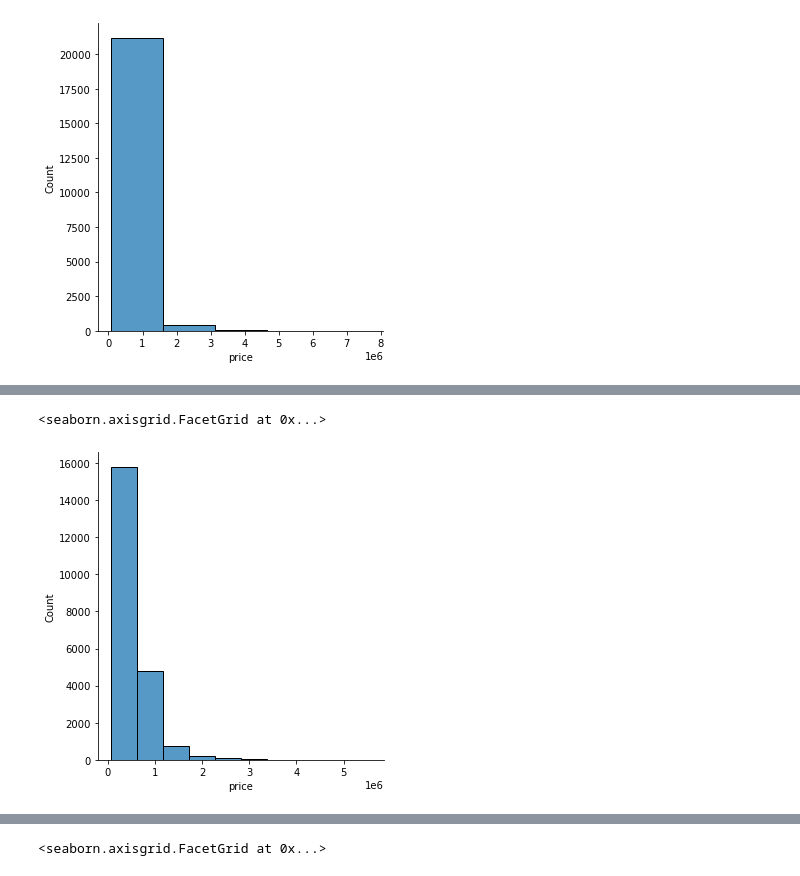
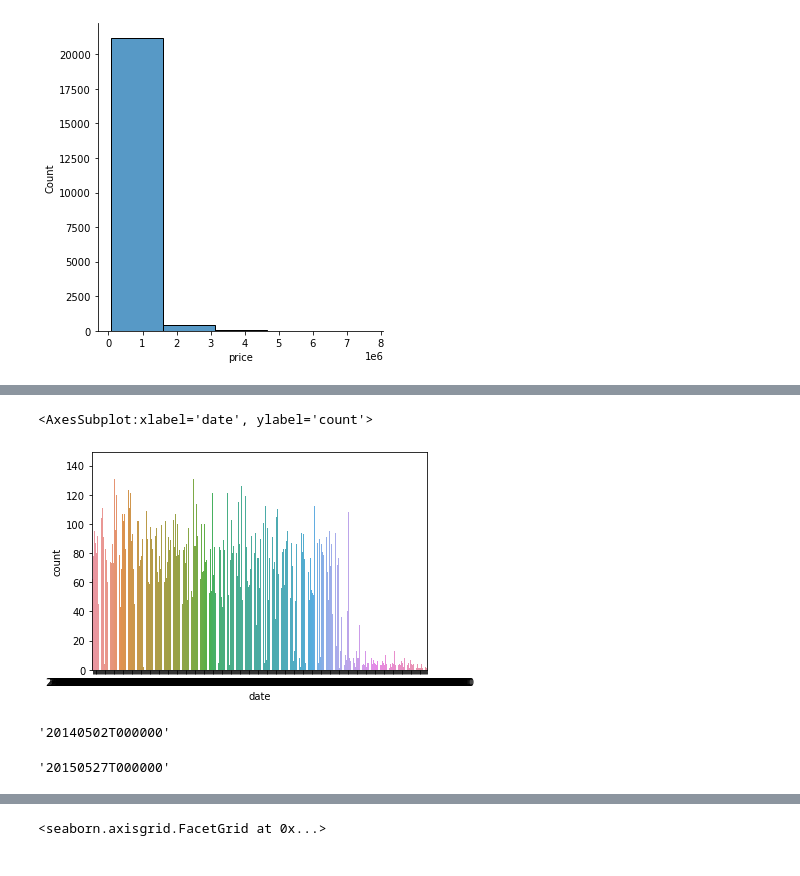
Before and after one commit to AleksanderWernik/House-sales-in-Kings-Country-WA, a Jupyter notebook: Housesales.ipynb, the cells around one changed output, grey strips where cells are left out. Saved outputs shown, nothing was run; the diff lists cells and outputs as text; code cells hidden in the pictures.

Commit message:
added charts

```diff
--- a/Housesales.ipynb
+++ b/Housesales.ipynb
@@ -84,7 +84,15 @@ df[df['price']>6450000] #list of rows with prices >75percentile
 # droping three outliers
 df.drop(df[df['price'] > 6450000].index, inplace=True)
 # %%
-sns.displot(df.price, bins=10)
+sns.countplot(x='date', data=df)
 # %% [output]
-<seaborn.axisgrid.FacetGrid at 0x...>
+<AxesSubplot:xlabel='date', ylabel='count'>
-[figure, old version]
+[figure, new version]
+# %%
+df['date'].min()
+# %% [output]
+'20140502T000000'
+# %%
+df['date'].max()
+# %% [output]
+'20150527T000000'
```
Also changed, not shown: parts of 48 cells of this notebook.
